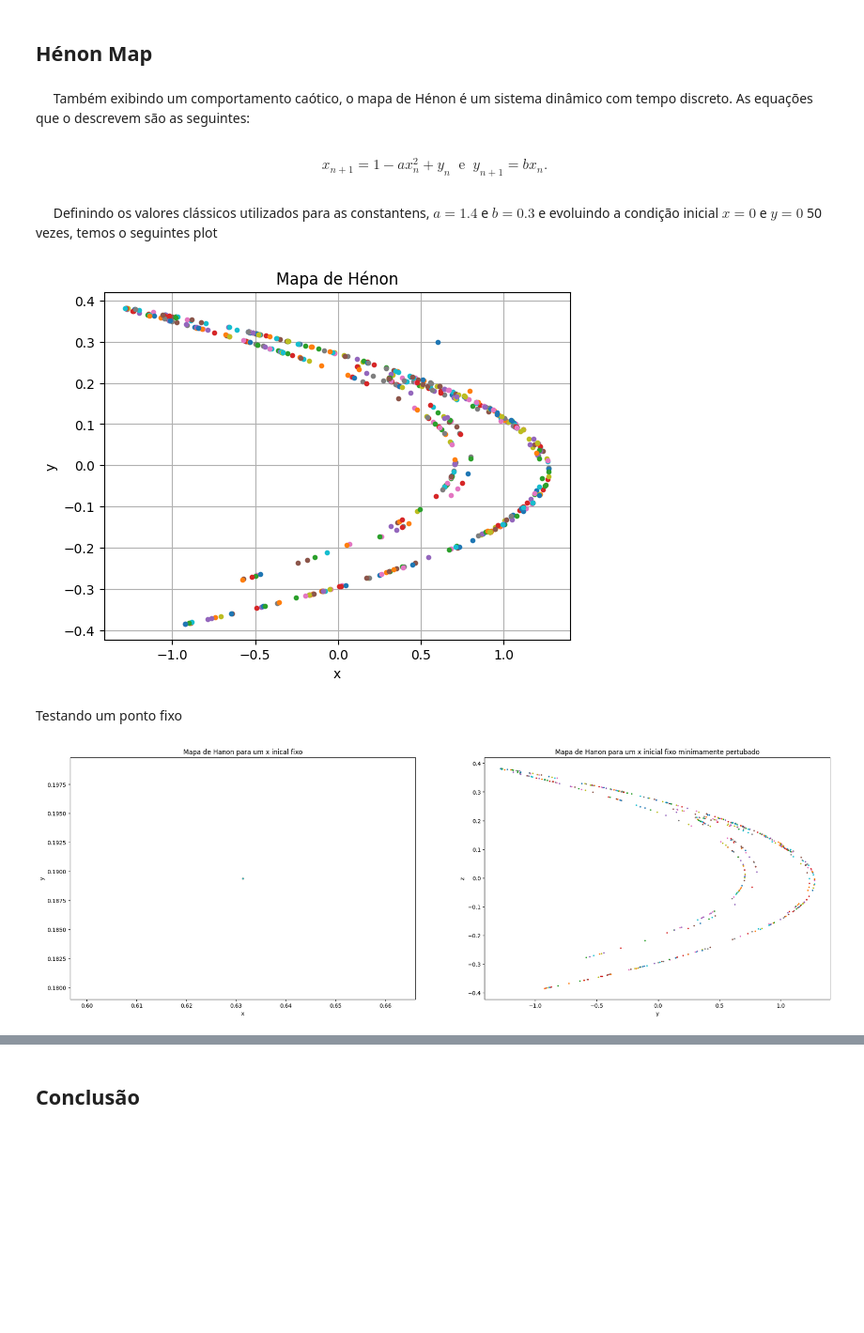
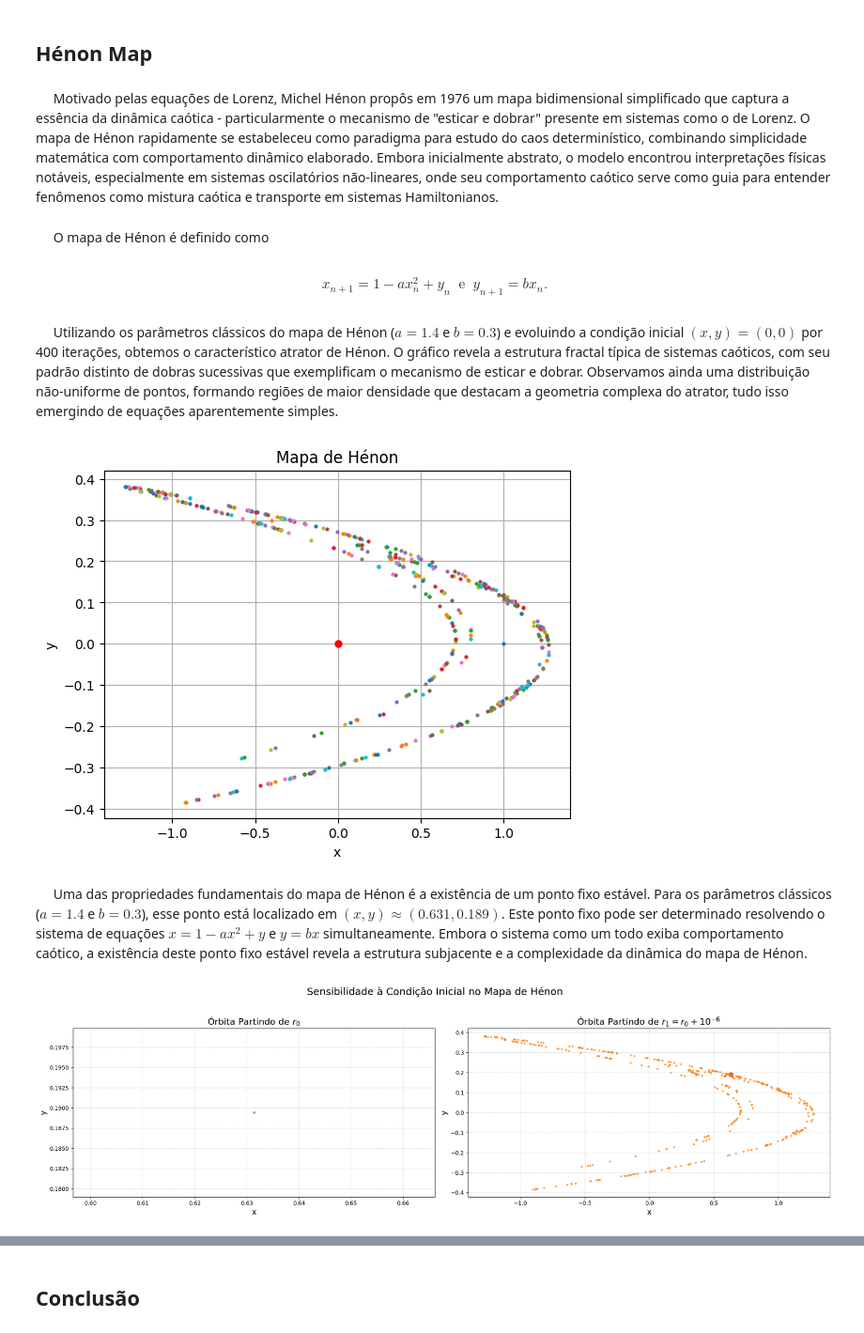
Before and after one commit to Wally-sson/pys, a Jupyter notebook: Atratores/Chaotic Attractors.ipynb, the cells around one changed output, grey strips where cells are left out. Shown at 94% size. Cells and saved outputs as stored; diff of their text form; code cells hidden in the pictures; blank space fills up the shorter version.

```diff
--- a/Atratores/Chaotic Attractors.ipynb
+++ b/Atratores/Chaotic Attractors.ipynb
@@ -416,7 +435,9 @@ plt.close(fig)
 # %% [markdown]
 ## Hénon Map
 # %% [markdown]
-$\quad$ Também exibindo um comportamento caótico, o mapa de Hénon é um sistema dinâmico com tempo discreto. As equações que o descrevem são as seguintes:
+$\quad$ Motivado pelas equações de Lorenz, Michel Hénon propôs em 1976 um mapa bidimensional simplificado que captura a essência da dinâmica caótica - particularmente o mecanismo de "esticar e dobrar" presente em sistemas como o de Lorenz. O mapa de Hénon rapidamente se estabeleceu como paradigma para estudo do caos determinístico, combinando simplicidade matemática com comportamento dinâmico elaborado. Embora inicialmente abstrato, o modelo encontrou interpretações físicas notáveis, especialmente em sistemas oscilatórios não-lineares, onde seu comportamento caótico serve como guia para entender fenômenos como mistura caótica e transporte em sistemas Hamiltonianos.
+# %% [markdown]
+$\quad$ O mapa de Hénon é definido como
 # %% [markdown]
 $$
 x_{n+1} = 1 - ax_n^2 + y_n \ \text{ e } \ y_{n+1} = bx_n.
@@ -427,52 +448,79 @@ def henon_map(xn,yn, a, b):
     yn_p1 = b*xn
     return np.array([xn_p1, yn_p1], float)
 # %% [markdown]
-$\quad$ Definindo os valores clássicos utilizados para as constantens, $a = 1.4$ e $b = 0.3$ e evoluindo a condição inicial $x = 0$ e $y=0$ 50 vezes, temos o seguintes plot
+$\quad$ Utilizando os parâmetros clássicos do mapa de Hénon ($a = 1.4$ e $b = 0.3$) e evoluindo a condição inicial $(x,y) = (0,0)$ por 400 iterações, obtemos o característico atrator de Hénon. O gráfico revela a estrutura fractal típica de sistemas caóticos, com seu padrão distinto de dobras sucessivas que exemplificam o mecanismo de esticar e dobrar. Observamos ainda uma distribuição não-uniforme de pontos, formando regiões de maior densidade que destacam a geometria complexa do atrator, tudo isso emergindo de equações aparentemente simples.
 # %%
-a, b = 1.4, 0.3 # Constantes
+# Constantes.
+a, b = 1.4, 0.3
 
-r0 = np.array([1,1], float) # Condição Inicial
+# Condição inicial.
+r0 = np.array([0,0], float) # Condição Inicial
 
+# Listas para a plotagem.
 xs = [r0[0]]
 ys = [r0[1]]
 
-N = 500
+# Plot da condição inicial.
+plt.plot(r0[0], r0[1], marker='o', color = 'red',  linestyle='', markersize=5)
+
+# Evolução do mapa.
+N = 400
 for n in range(N):
     r0 = henon_map(r0[0], r0[1], a, b)
-    plt.plot(r0[0], r0[1], marker='o', linestyle='', markersize=3)
+    plt.plot(r0[0], r0[1], marker='o', linestyle='', markersize=2)
 
+# Plot
 plt.ylabel("y")
 plt.xlabel("x")
 plt.grid()
 plt.title("Mapa de Hénon")
 plt.show()
 # %% [output]
-[figure, old version]
+[figure, new version]
 # %% [markdown]
-Testando um ponto fixo
+$\quad$ Uma das propriedades fundamentais do mapa de Hénon é a existência de um ponto fixo estável. Para os parâmetros clássicos ($a = 1.4$ e $b = 0.3$), esse ponto está localizado em $(x,y) \approx (0.631, 0.189)$. Este ponto fixo pode ser determinado resolvendo o sistema de equações $x = 1 - ax^2 + y$ e $y = bx$ simultaneamente. Embora o sistema como um todo exiba comportamento caótico, a existência deste ponto fixo estável revela a estrutura subjacente e a complexidade da dinâmica do mapa de Hénon.
 # %%
-r0 = np.array([(np.sqrt(609)-7)/28,  3*(np.sqrt(609)-7)/(280)], float) # Condição Inicial
+# Definindo a condição inicial estável do mapade henon.
+r0 = np.array([(np.sqrt(609)-7)/28,  3*(np.sqrt(609)-7)/(280)], float)
+
+
+# Definindo uma condição inicial com uma pequena pertubação em relação à r0.
 epsilon = 10e-6
-r1 = r0+epsilon
+r1 = np.array([r0[0] + epsilon, r0[1] + epsilon], float)
 
-N = 500
-fig, axes = plt.subplots(1, 2, figsize=(25, 8))
+# Criar a figura.
+fig, axes = plt.subplots(1, 2, figsize=(20, 6))
+for ax in axes:
+    ax.grid(True, linestyle='--', alpha=0.5)
 
-axes[0].set_xlabel("x")
-axes[0].set_ylabel("y")
-axes[0].set_title("Mapa de Hanon para um x inical fixo")
+N = 400
+# Primeiro gráfico: r0
+axes[0].set_xlabel("x", fontsize=14)
+axes[0].set_ylabel("y", fontsize=14)
+axes[0].set_title("Órbita Partindo de $r_0$", fontsize=16)
 
+# Evoluir r0
+axes[1].scatter(r0[0], r0[1], s=50, color="tab:red", alpha=0.7)
 for n in range(N):
     r0 = henon_map(r0[0], r0[1], a, b)
-    axes[0].scatter(r0[0], r0[1], s=3)
+    axes[0].scatter(r0[0], r0[1], s=6, alpha=0.7)
 
-axes[1].set_xlabel("y")
-axes[1].set_ylabel("z")
-axes[1].set_title("Mapa de Hanon para um x inicial fixo minimamente pertubado")
+# Segundo gráfico: r1
+axes[1].set_xlabel("x", fontsize=14)
+axes[1].set_ylabel("y", fontsize=14)  # Corrigido de "z" para "y"
+axes[1].set_title("Órbita Partindo de $r_1 = r_0 + 10^{-6}$ ", fontsize=16)
 
+# Evoluir r1
+axes[1].scatter(r1[0], r1[1], s=50, color="tab:red", alpha=0.7)
 for n in range(N):
     r1 = henon_map(r1[0], r1[1], a, b)
-    axes[1].scatter(r1[0], r1[1], s=3)
+    axes[1].scatter(r1[0], r1[1], s=6, color="tab:orange", alpha=0.7)
+
+
+# Título
+fig.suptitle("Sensibilidade à Condição Inicial no Mapa de Hénon", fontsize=18)
+plt.tight_layout(rect=[0, 0, 1, 0.95])
+plt.show()
 # %% [output]
-[figure, old version]
+[figure, new version]
 # %% [markdown]
```
Also changed, not shown: parts of 38 cells of this notebook, 1 other file.
